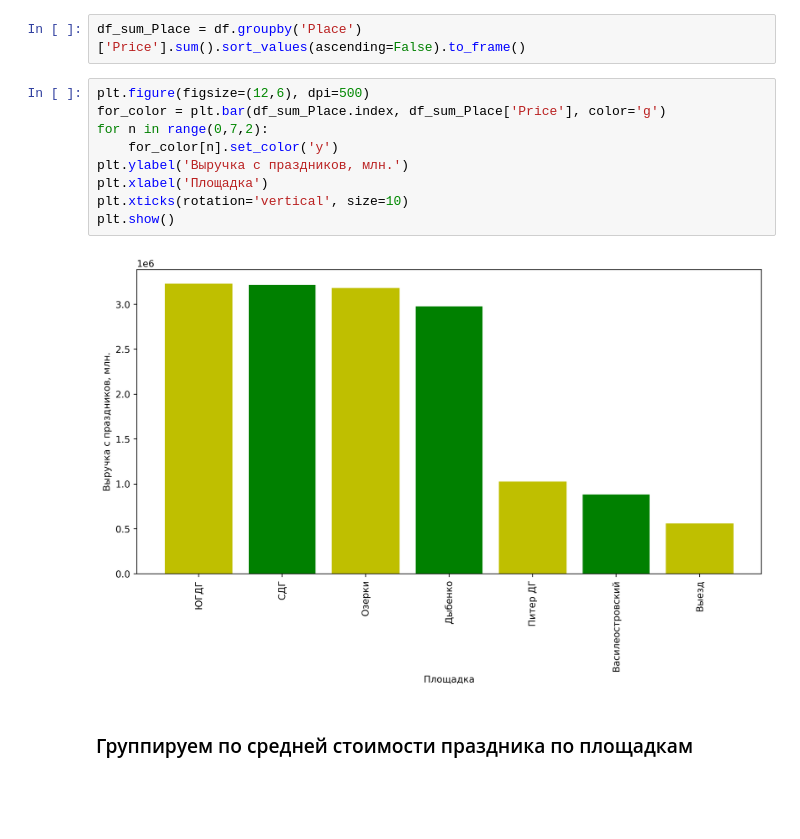
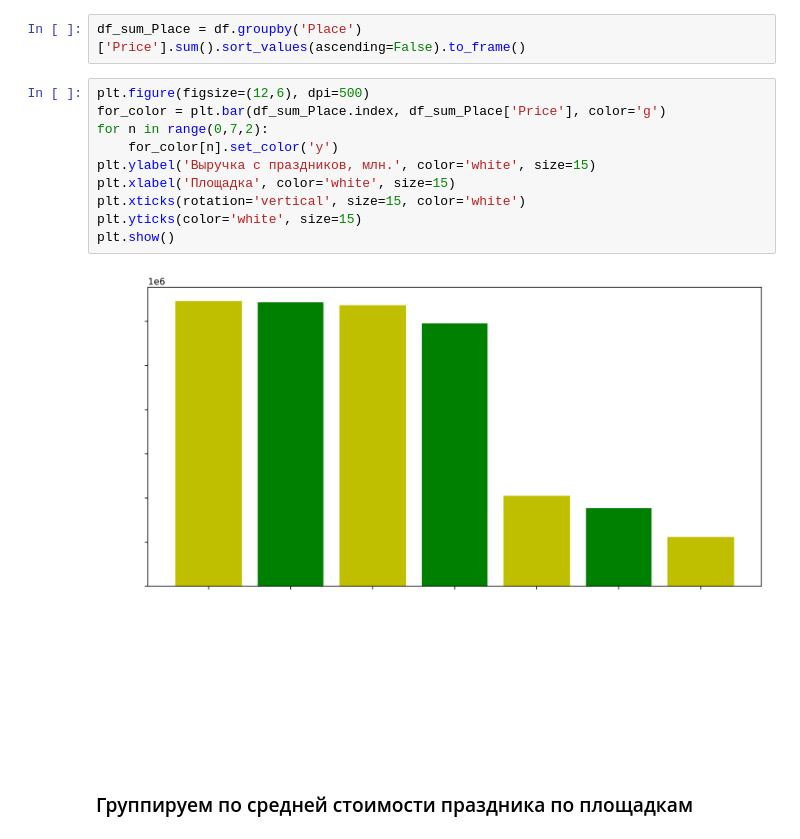
Before and after one commit to dena-den/Jupyter-projects, a Jupyter notebook: chugik/chugik.ipynb, the cells around one changed output. Drawn from its saved outputs; the diff is of its cells as text; blank space fills up the shorter version.

```diff
--- a/chugik/chugik.ipynb
+++ b/chugik/chugik.ipynb
@@ -46,14 +45,15 @@ df_sum_Place = df.groupby('Place')['Price'].sum().sort_values(ascending=False).t
 # %%
 plt.figure(figsize=(12,6), dpi=500)
 for_color = plt.bar(df_sum_Place.index, df_sum_Place['Price'], color='g')
 for n in range(0,7,2):
     for_color[n].set_color('y')
-plt.ylabel('Выручка с праздников, млн.')
-plt.xlabel('Площадка')
-plt.xticks(rotation='vertical', size=10)
+plt.ylabel('Выручка с праздников, млн.', color='white', size=15)
+plt.xlabel('Площадка', color='white', size=15)
+plt.xticks(rotation='vertical', size=15, color='white')
+plt.yticks(color='white', size=15)
 plt.show()
 # %% [output]
-[figure, old version]
+[figure, new version]
 # %% [markdown]
 ### Группируем по средней стоимости праздника по площадкам
 # %%
```
Also changed, not shown: parts of 16 cells of this notebook, 2 other files.
